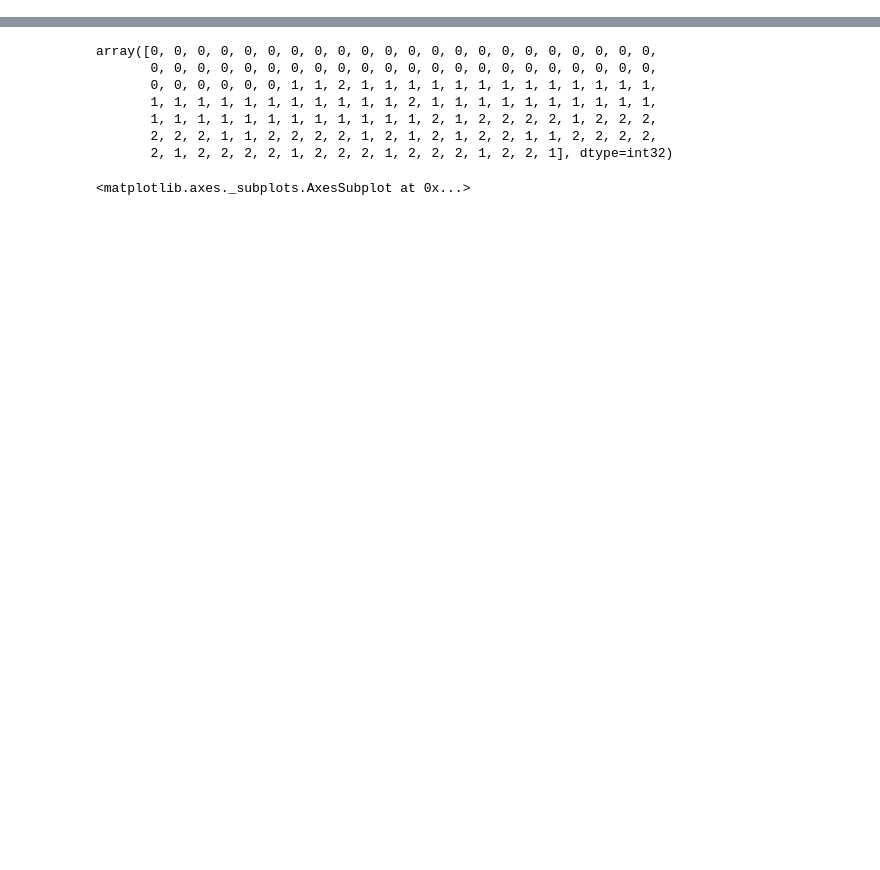
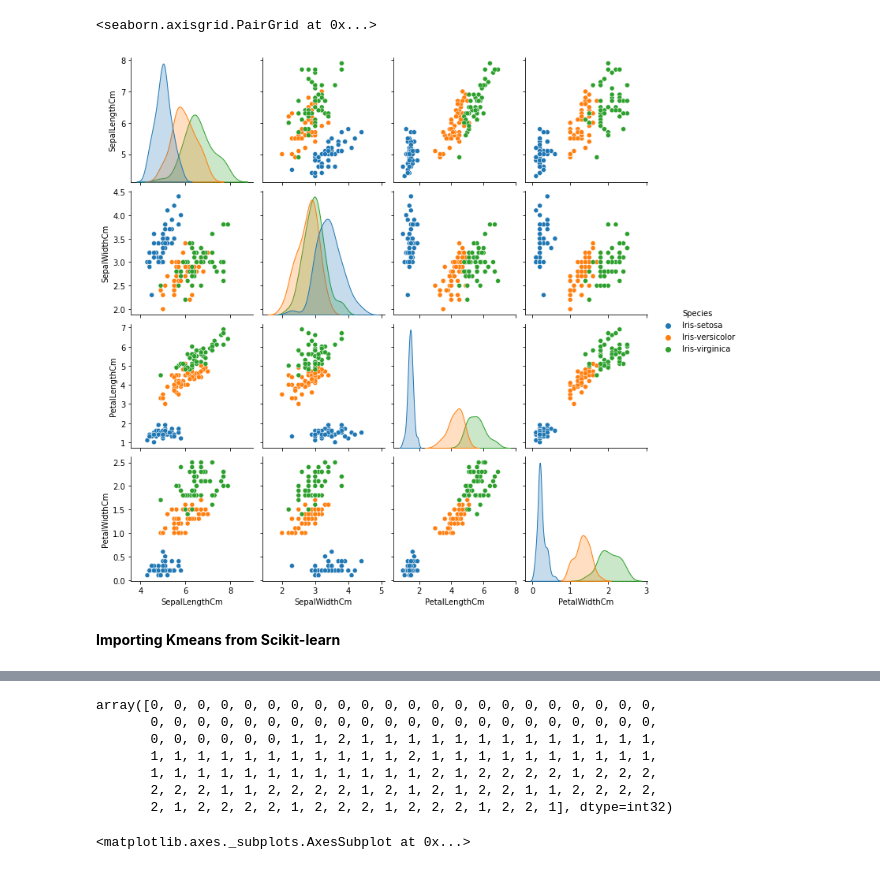
Before and after one commit to Noob919/Internship, a Jupyter notebook: Iris.ipynb, the cells around one changed output, grey strips where cells are left out. Cells and saved outputs as stored; diff of their text form; code cells hidden in the pictures; blank space fills up the shorter version.

```diff
--- a/Iris.ipynb
+++ b/Iris.ipynb
@@ -45,2 +87,9 @@ sns.scatterplot(x = df_iris['PetalLengthCm'], y = df_iris['PetalWidthCm'], s = 7
+# %%
+sns.pairplot(df,hue= 'Species', data = df)
+# %% [output]
+<seaborn.axisgrid.PairGrid at 0x...>
+[figure, added]
+# %% [markdown]
+**Importing Kmeans from Scikit-learn**
 # %%
 from sklearn.cluster import KMeans
```
Also changed, not shown: parts of 36 cells of this notebook.
